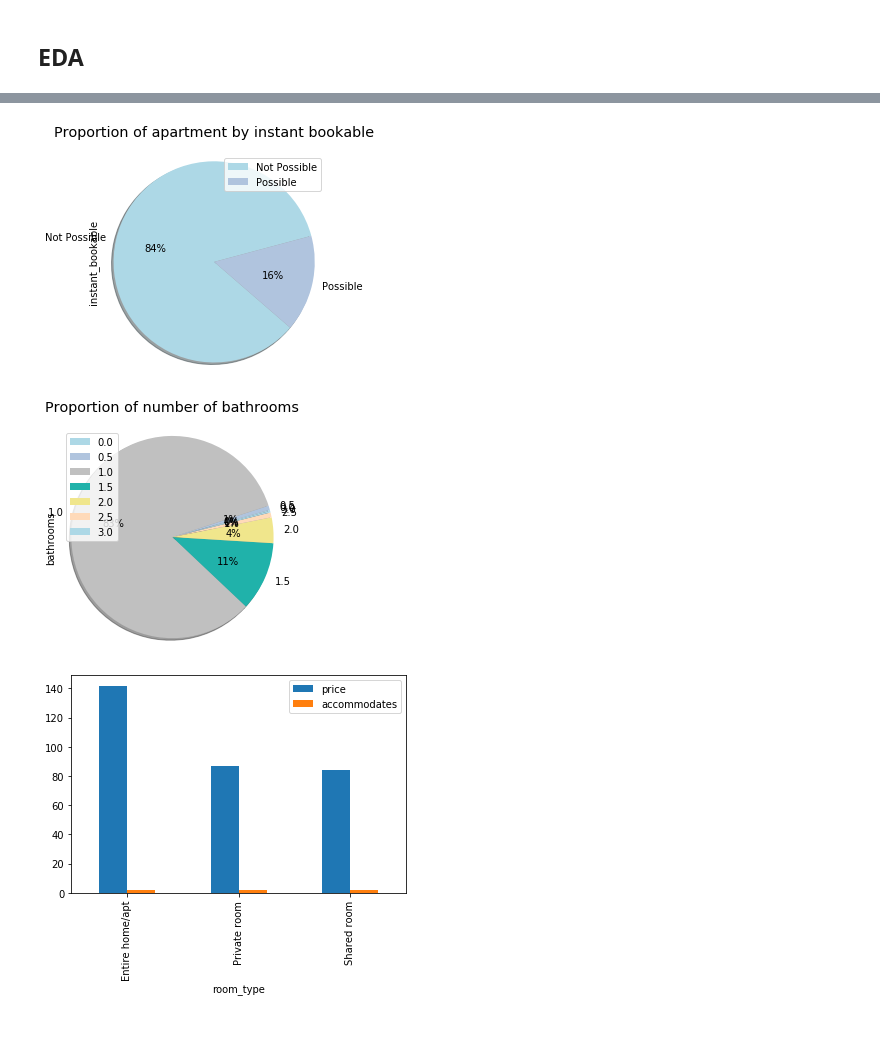
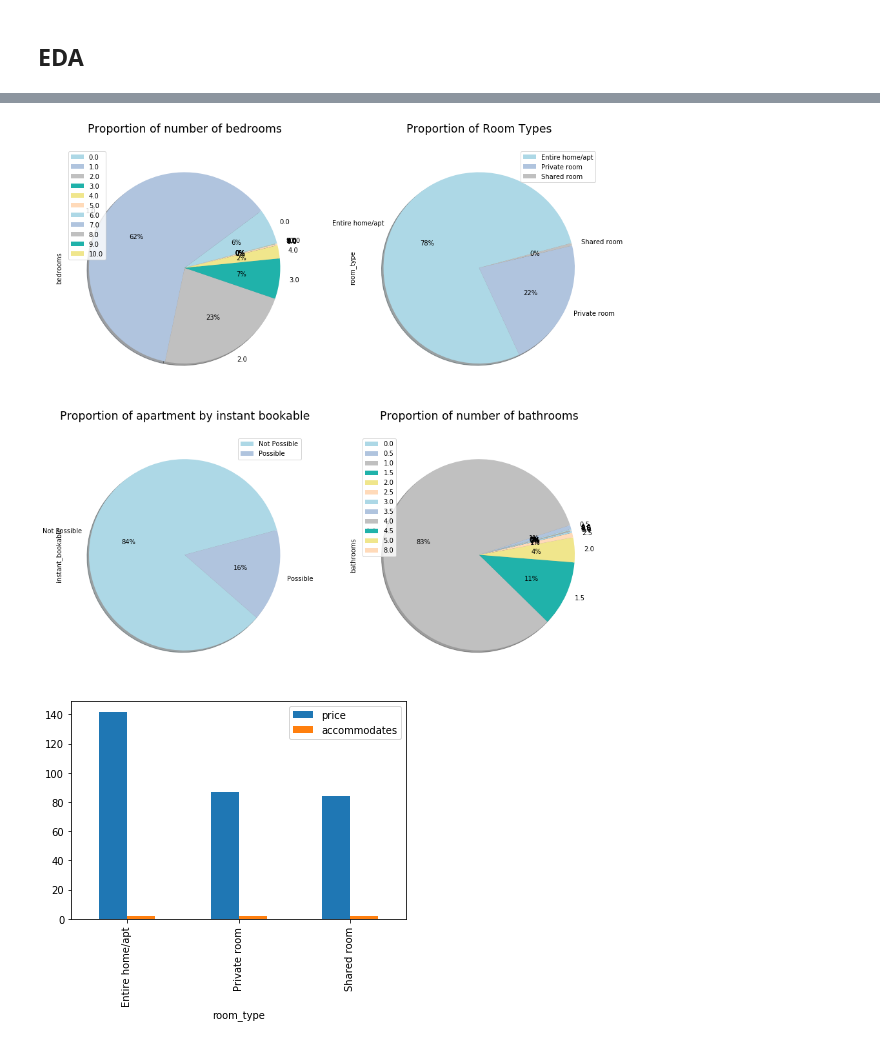
Before and after one commit to orbenishay/Regression-Project, a Jupyter notebook: Amsterdam3.ipynb, the cells around one changed output, grey strips where cells are left out. Saved outputs shown, nothing was run; the diff lists cells and outputs as text; code cells hidden in the pictures.

```diff
--- a/Amsterdam3.ipynb
+++ b/Amsterdam3.ipynb
@@ -350,21 +331,23 @@ plt.show()
-# %%
-my_colors = ['lightblue','lightsteelblue','silver','lightseagreen','khaki','peachpuff']
-Pie3 = bnb.groupby('instant_bookable').agg({'instant_bookable':'count'}).plot.pie(y='instant_bookable',autopct='%1.f%%'\
-, startangle=15,colors=my_colors,shadow = True,figsize=(4, 4))
-plt.title('Proportion of apartment by instant bookable', x=0.5, y=1.05, ha='center', fontsize='x-large')
-plt.axis('equal')
-plt.show()
-# %% [output]
-[figure, removed]
-# %%
-my_colors = ['lightblue','lightsteelblue','silver','lightseagreen','khaki','peachpuff']
-Pie4 = bnb.groupby('bathrooms').agg({'bathrooms':'count'}).plot.pie(y='bathrooms',autopct='%1.f%%'\
-, startangle=15,colors=my_colors,shadow = True,figsize=(4, 4))
-plt.title('Proportion of number of bathrooms', x=0.5, y=1.05, ha='center', fontsize='x-large')
-plt.axis('equal')
-plt.show()
-# %% [output]
-[figure, removed]
+# %%
+my_colors = ['lightblue','lightsteelblue','silver','lightseagreen','khaki','peachpuff']
+fig = plt.figure()
+fig.set_size_inches(15,15)
+ax1 = fig.add_subplot(221)
+ax2 = fig.add_subplot(222)
+ax3 = fig.add_subplot(223)
+ax4 = fig.add_subplot(224)
+
+bnb.groupby('bedrooms').agg({'bedrooms':'count'}).plot.pie(y='bedrooms',autopct='%1.f%%', startangle=15,colors=my_colors,shadow = True, ax=ax1)
+bnb.groupby('room_type').agg({'room_type':'count'}).plot.pie(y='room_type',autopct='%1.f%%', startangle=15,colors=my_colors,shadow = True, ax=ax2)
+bnb.groupby('instant_bookable').agg({'instant_bookable':'count'}).plot.pie(y='instant_bookable',autopct='%1.f%%', startangle=15,colors=my_colors,shadow = True,ax=ax3)
+bnb.groupby('bathrooms').agg({'bathrooms':'count'}).plot.pie(y='bathrooms',autopct='%1.f%%', startangle=15,colors=my_colors,shadow = True,ax=ax4)
+
+ax1.set_title('Proportion of number of bedrooms', x=0.5, y=1.05, ha='center', fontsize='xx-large');
+ax2.set_title('Proportion of Room Types', x=0.5, y=1.05, ha='center', fontsize='xx-large');
+ax3.set_title('Proportion of apartment by instant bookable', x=0.5, y=1.05, ha='center', fontsize='xx-large');
+ax4.set_title('Proportion of number of bathrooms', x=0.5, y=1.05, ha='center', fontsize='xx-large');
+# %% [output]
+[figure, added]
 # %%
 bnb.groupby('room_type').agg({'price': 'mean', 'accommodates': 'median'}).plot(kind='bar');
 # %% [output]
```
Also changed, not shown: parts of 5 cells of this notebook.
